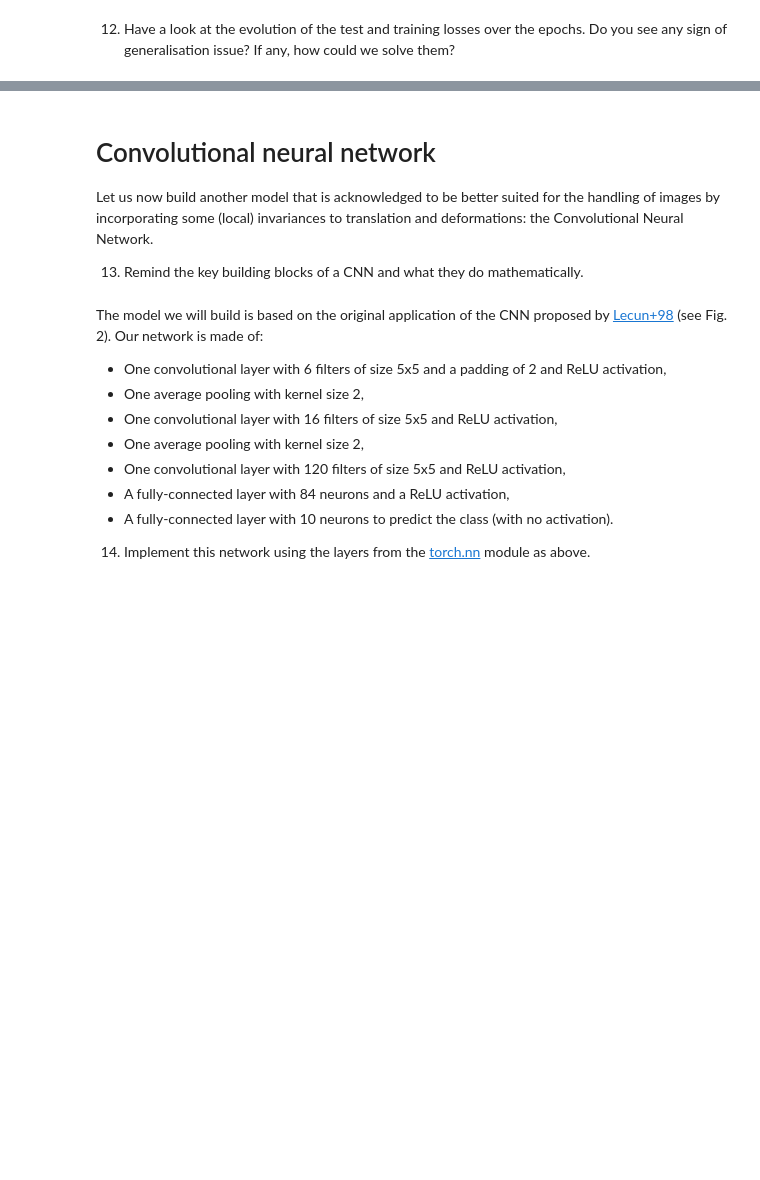
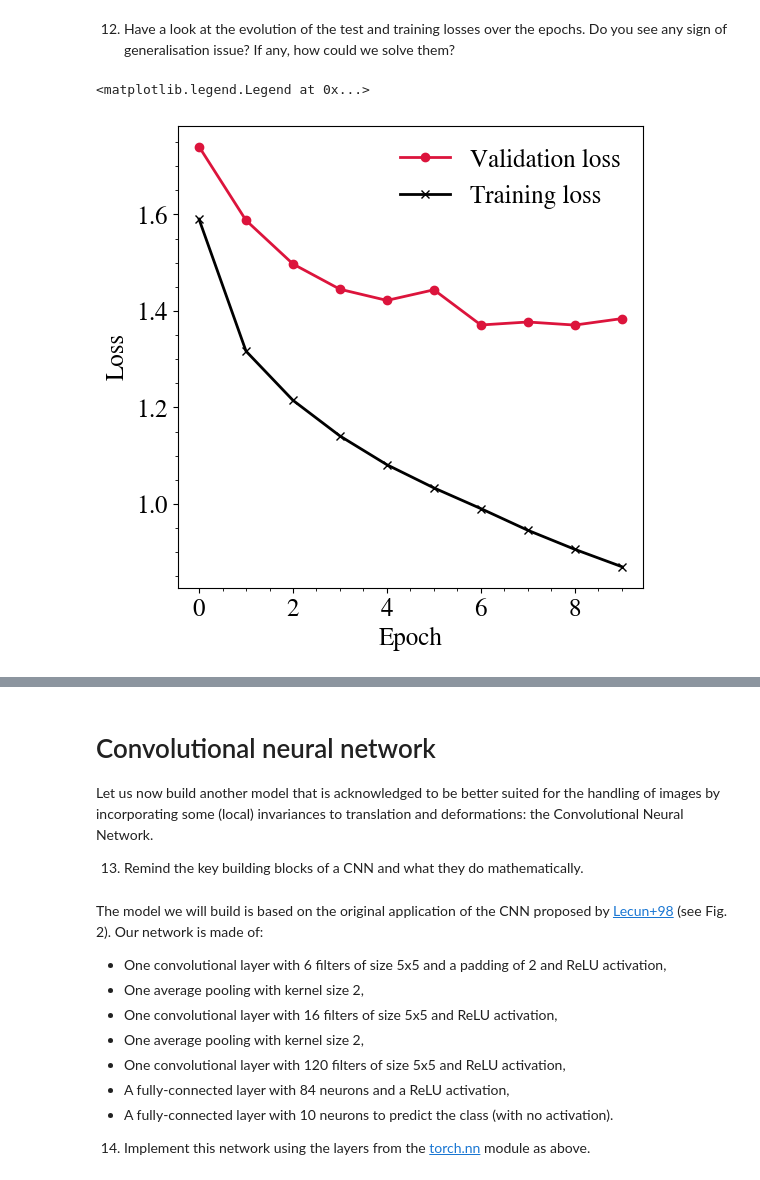
Before and after one commit to mlelarge/ens-ml4sd, a Jupyter notebook: notebooks/5_Neural_networks.ipynb, the cells around one changed output, grey strips where cells are left out. Saved outputs shown, nothing was run; the diff lists cells and outputs as text; code cells hidden in the pictures; blank space fills up the shorter version.

```diff
--- a/notebooks/5_Neural_networks.ipynb
+++ b/notebooks/5_Neural_networks.ipynb
@@ -171,3 +244,6 @@ To train our neural network with the data at hand, we use the backpropagation al
+# %%
+loss_fn = torch.nn.CrossEntropyLoss()  # Cross entropy loss function
+optimizer = torch.optim.SGD(neural_net.parameters(), lr=0.02)
 # %% [markdown]
 11. Train the neural network for 10 epochs.
 To compute and update the gradient, there are four steps:
@@ -192,0 +256,33 @@ for epoch in range(N_EPOCHS):
+# %%
+# Number of batches in total
+n_batches = int(len(trainset) / BATCH_SIZE)
+print('Total number of batches = {:d}'.format(n_batches))
+
+N_EPOCHS = 10
+train_loss = []
+valid_loss = []
+X_valid, y_valid = next(iter(validloader))
+
+# Loop for a fixed number of epochs
+for epoch in range(N_EPOCHS):
+
+    # Training part
+    neural_net.train()                    # Set my model in training mode
+    total_loss = 0
+    for (X_batch, y_batch) in trainloader:
+        y_pred = neural_net(X_batch)      # Prediction of my model on the batch of data
+        loss = loss_fn(y_pred, y_batch)   # Compute the loss on the batch
+        optimizer.zero_grad()             # Set the gradient to zero before backprop
+        loss.backward()                   # Perform backpropagation
+        optimizer.step()                  # Take one step in the opposite gradient direction
+        total_loss += loss.item() / n_batches
+    train_loss.append(total_loss)
+
+    # Evaluation part after one batch
+    neural_net.eval()                     # Set my model in evaluation mode
+    out = neural_net(X_valid)                          # Generate predictions
+    loss = nn.functional.cross_entropy(out, y_valid)   # Calculate loss
+    _, preds = torch.max(out, dim=1)
+    acc = (preds == y_valid).float().mean()
+    print("Epoch %d: train loss = %.2f, validation loss = %.2f, validation accuracy = %.2f%%" % (epoch, total_loss, loss.item(), acc*100))
+    valid_loss.append(loss.item())
@@ -199,0 +303,10 @@ print_acc(neural_net, validloader, classes)
+# %%
+fig, ax = plt.subplots(figsize=(6, 6))
+ax.plot(valid_loss, '-o', color='crimson', lw=2, label=r'Validation loss')
+ax.plot(train_loss, '-x', color='k', lw=2, label=r'Training loss')
+ax.set_xlabel(r'Epoch')
+ax.set_ylabel(r'Loss')
+ax.legend(frameon=False)
+# %% [output]
+<matplotlib.legend.Legend at 0x...>
+[figure, added]
```
Also changed, not shown: parts of 29 cells of this notebook, 2 other files.
